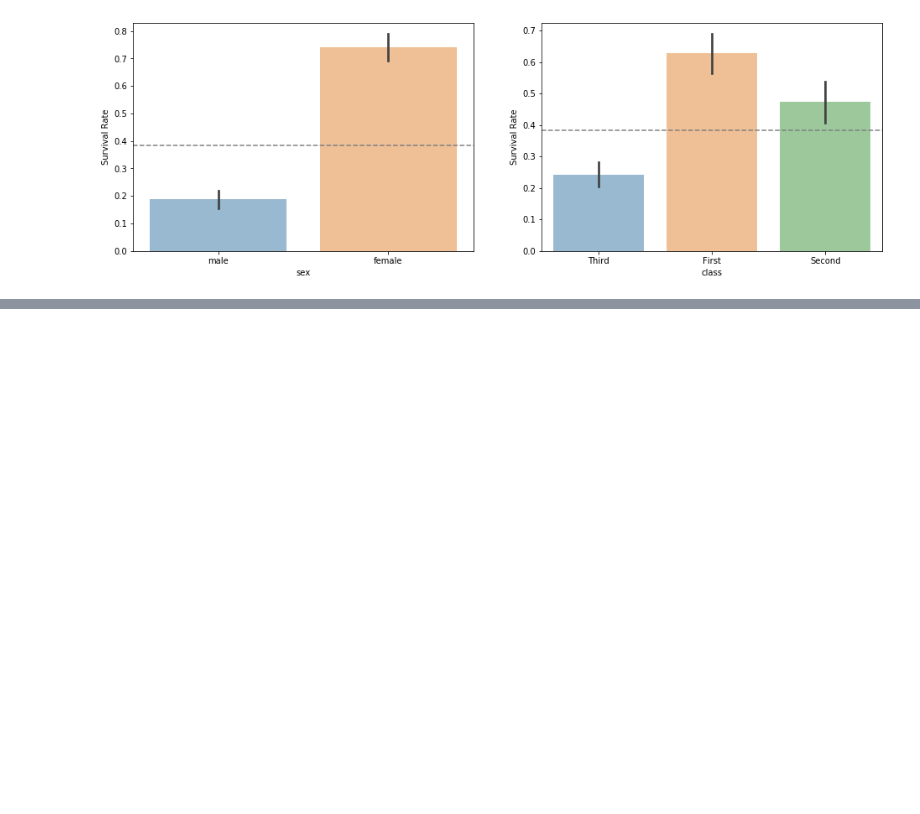
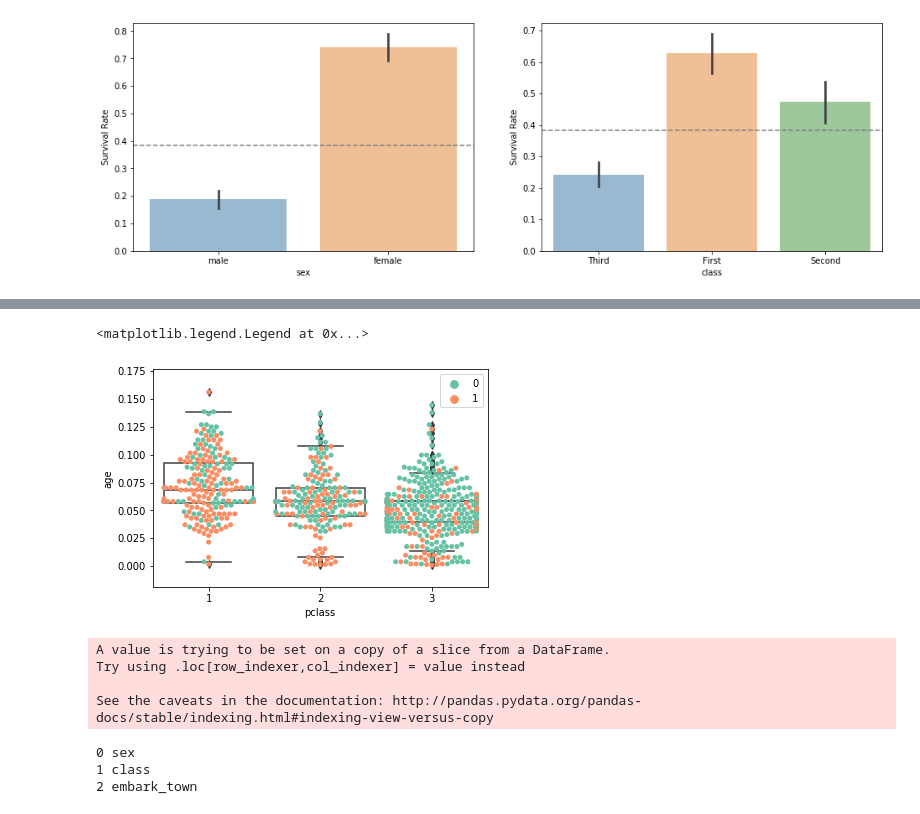
Before and after one commit to flambuth/ds-methodologies-exercises, a Jupyter notebook: classification/data_prep.ipynb, the cells around one changed output, grey strips where cells are left out. Cells and saved outputs as stored; diff of their text form; code cells hidden in the pictures; blank space fills up the shorter version.

```diff
--- a/classification/data_prep.ipynb
+++ b/classification/data_prep.ipynb
@@ -381,0 +420,9 @@ plot_viable_categories()
+# %%
+sns.swarmplot(x="pclass", y="age", data=df_titanic, hue="survived", palette="Set2")
+ax = sns.boxplot(x="pclass", y="age", data=df_titanic,
+        showcaps=True,boxprops={'facecolor':'None'},
+        showfliers=True,whiskerprops={'linewidth':0})
+plt.legend(loc=1)
+# %% [output]
+<matplotlib.legend.Legend at 0x...>
+[figure, added]
@@ -381,0 +439,23 @@ plot_viable_categories()
+# %%
+discretes = df_titanic.select_dtypes(include='object')
+discretes['age'] = df_titanic['age']
+
+#make axis before making chart in each step of for loop through columns in the discretes DF
+ _, ax = plt.subplots(nrows=1, ncols=len(discretes), figsize=(16,5))
+
+    #Each step of loop makes bar chart
+for i, features in enumerate(discretes):
+    _, ax = plt.subplots(nrows=1, ncols=len(discretes), figsize=(16,5))
+    sns.barplot('age', features, data=discretes, ax=ax[i], alpha=.5)
+# %% [output]
+A value is trying to be set on a copy of a slice from a DataFrame.
+Try using .loc[row_indexer,col_indexer] = value instead
+
+See the caveats in the documentation: http://pandas.pydata.org/pandas-docs/stable/indexing.html#indexing-view-versus-copy
+# %%
+for i, features in enumerate(discretes):
+    print(i, features)
+# %% [output]
+0 sex
+1 class
+2 embark_town
```
Also changed, not shown: parts of 19 cells of this notebook, 3 other files.
